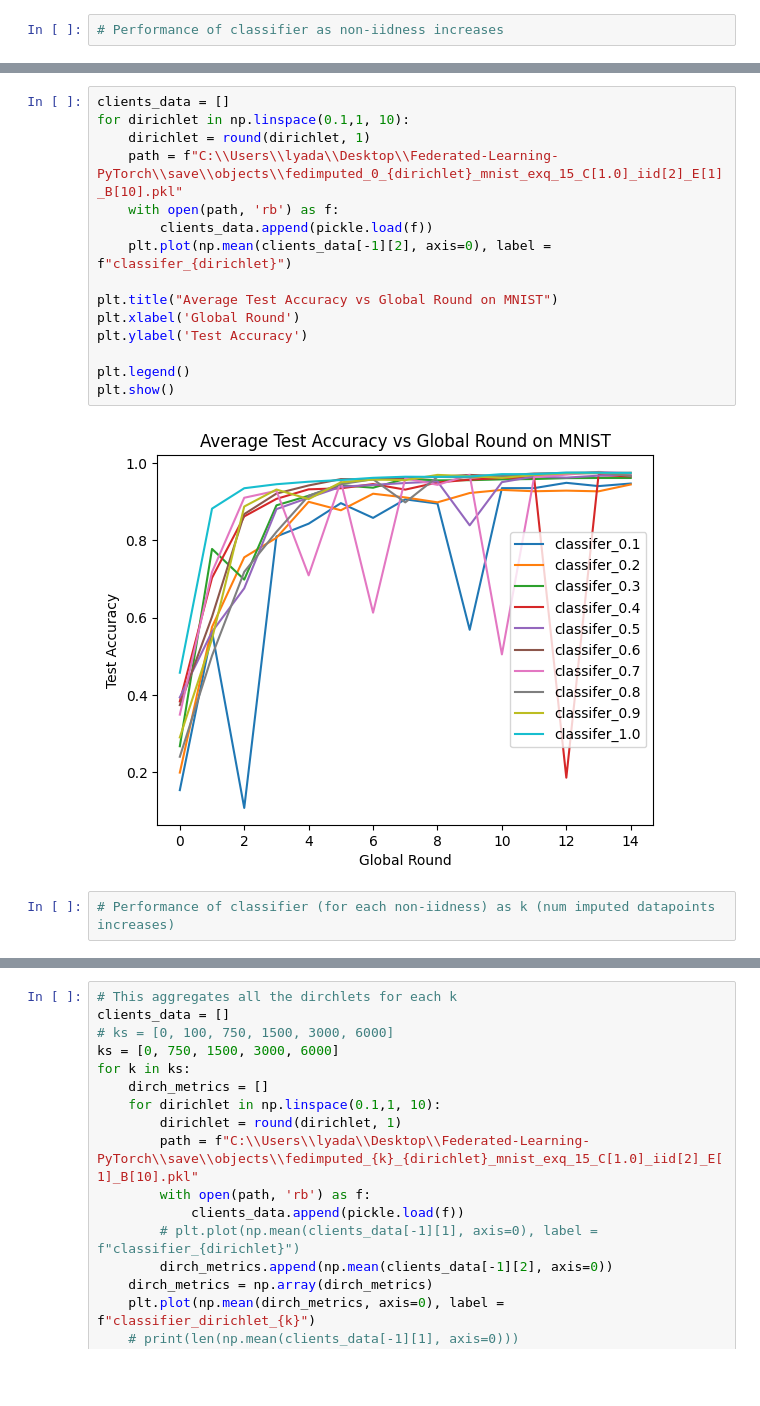
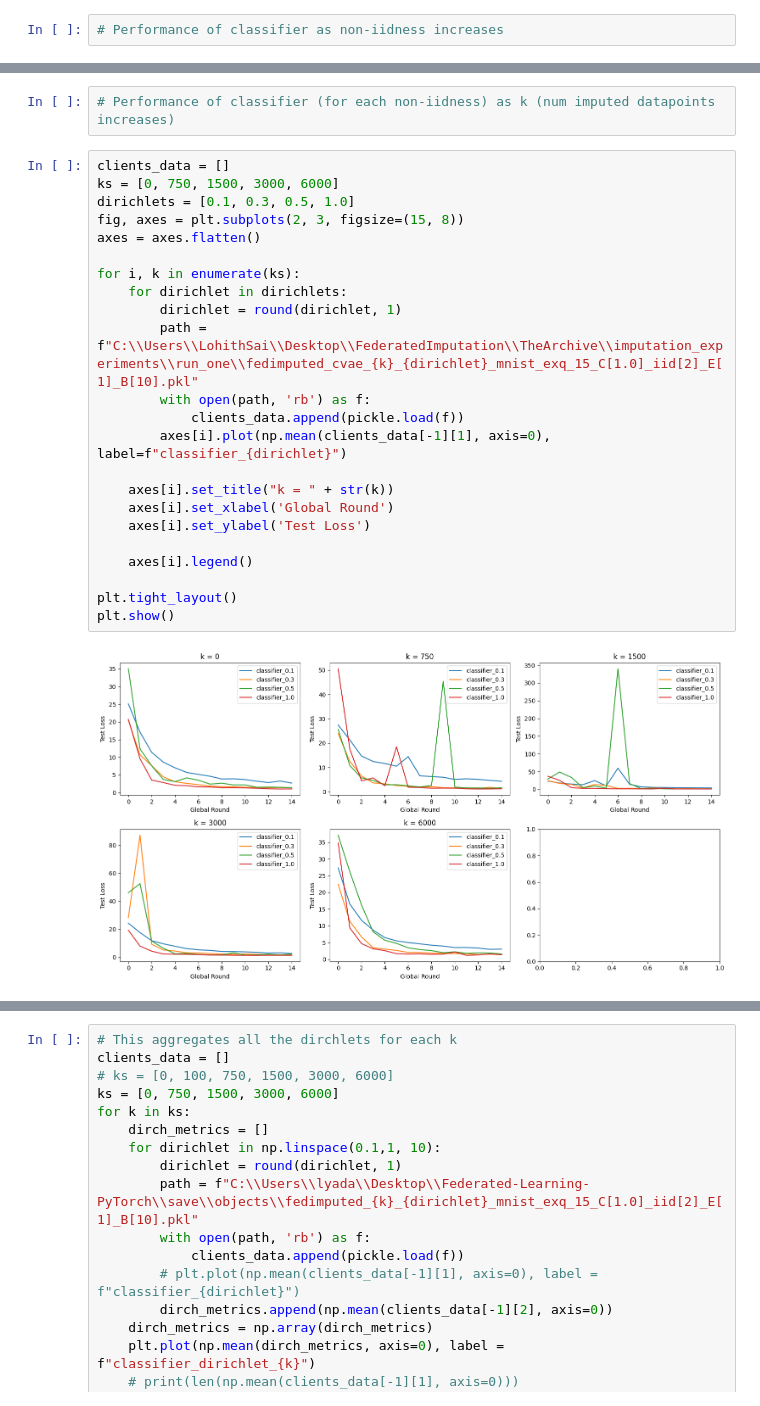
Before and after one commit to Lyadalachanchu/FederatedImputation, a Jupyter notebook: src/jupyter_notebook/process_data.ipynb, the cells around one changed output, grey strips where cells are left out. Saved outputs shown, nothing was run; the diff lists cells and outputs as text; blank space fills up the shorter version.

```diff
--- a/src/jupyter_notebook/process_data.ipynb
+++ b/src/jupyter_notebook/process_data.ipynb
@@ -61,21 +83,29 @@ plt.show()
-# %%
-clients_data = []
-for dirichlet in np.linspace(0.1,1, 10):
-    dirichlet = round(dirichlet, 1)
-    path = f"C:\\Users\\lyada\\Desktop\\Federated-Learning-PyTorch\\save\\objects\\fedimputed_0_{dirichlet}_mnist_exq_15_C[1.0]_iid[2]_E[1]_B[10].pkl"
-    with open(path, 'rb') as f:
-        clients_data.append(pickle.load(f))
-    plt.plot(np.mean(clients_data[-1][2], axis=0), label = f"classifer_{dirichlet}")
-
-plt.title("Average Test Accuracy vs Global Round on MNIST")
-plt.xlabel('Global Round')
-plt.ylabel('Test Accuracy')
-
-plt.legend()
-plt.show()
-# %% [output]
-[figure, removed]
 # %%
 # Performance of classifier (for each non-iidness) as k (num imputed datapoints increases)
+# %%
+clients_data = []
+ks = [0, 750, 1500, 3000, 6000]
+dirichlets = [0.1, 0.3, 0.5, 1.0]
+fig, axes = plt.subplots(2, 3, figsize=(15, 8))
+axes = axes.flatten()
+
+for i, k in enumerate(ks):
+    for dirichlet in dirichlets:
+        dirichlet = round(dirichlet, 1)
+        path = f"C:\\Users\\LohithSai\\Desktop\\FederatedImputation\\TheArchive\\imputation_experiments\\run_one\\fedimputed_cvae_{k}_{dirichlet}_mnist_exq_15_C[1.0]_iid[2]_E[1]_B[10].pkl"
+        with open(path, 'rb') as f:
+            clients_data.append(pickle.load(f))
+        axes[i].plot(np.mean(clients_data[-1][1], axis=0), label=f"classifier_{dirichlet}")
+
+    axes[i].set_title("k = " + str(k))
+    axes[i].set_xlabel('Global Round')
+    axes[i].set_ylabel('Test Loss')
+
+    axes[i].legend()
+
+plt.tight_layout()
+plt.show()
+# %% [output]
+[figure, added]
 # %%
 clients_data = []
```
Also changed, not shown: parts of 7 cells of this notebook, 15 other files.
